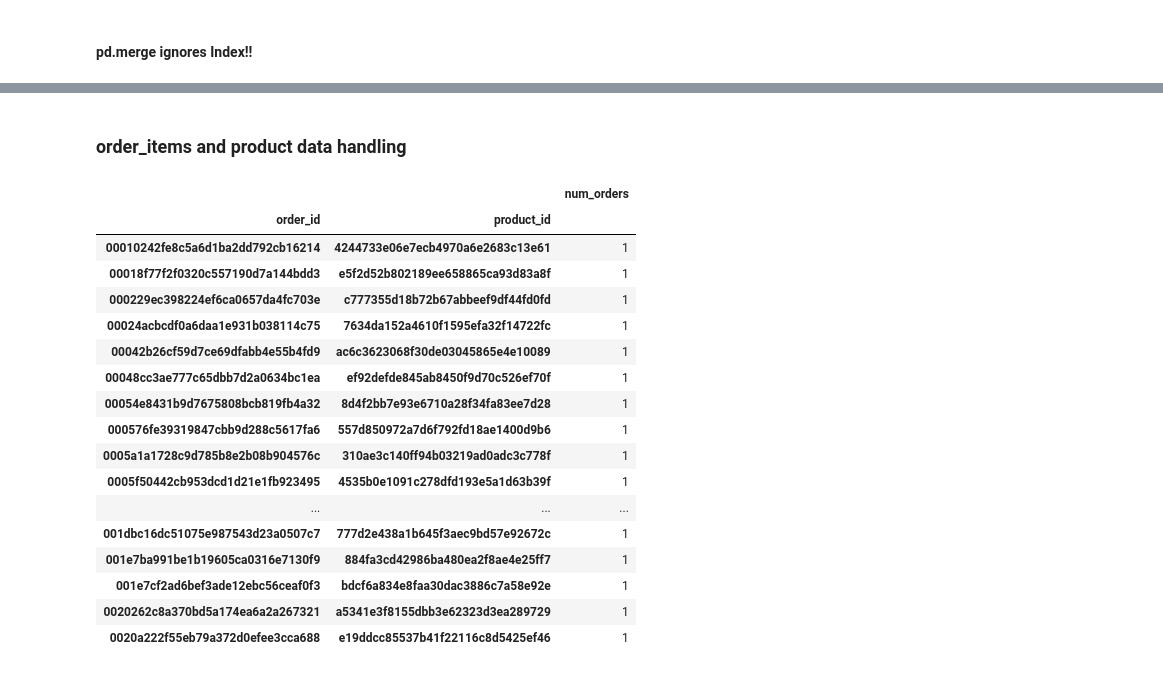
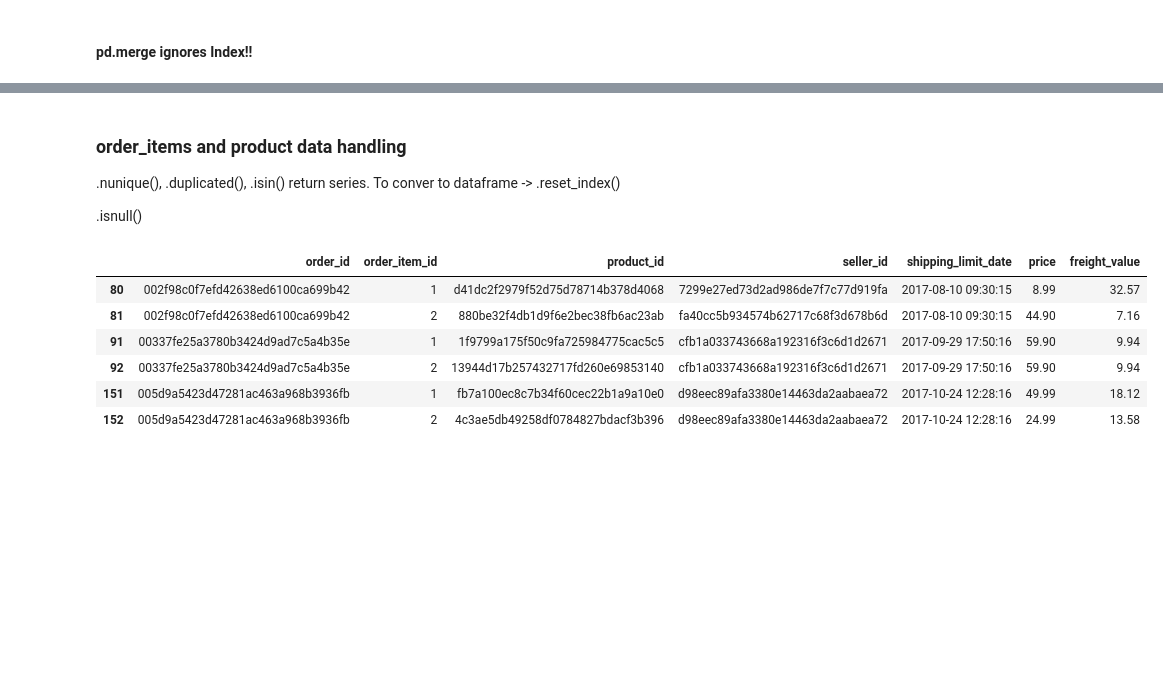
Before and after one commit to DDTcodes17/Olist_Segmentation_Churn_Prediction, a Jupyter notebook: notebook/EDA.ipynb, the cells around one changed output, grey strips where cells are left out. Saved outputs shown, nothing was run; the diff lists cells and outputs as text; code cells hidden in the pictures; blank space fills up the shorter version.

Commit message:
Data Preperation(product, order)

```diff
--- a/notebook/EDA.ipynb
+++ b/notebook/EDA.ipynb
@@ -71,25 +110,27 @@ master_customer_data.head()
 | 4 | 4f2d8ab171c80ec8364f7c12e35b23ad | 345ecd01c38d18a9036ed96c73b8d066 | 13056 | campinas | SP | 6b7d50bd145f6fc7f33cebabd7e49d0f | ... |
 # %% [markdown]
 ### order_items and product data handling
+
+.nunique(), .duplicated(), .isin() return series. To conver to dataframe -> .reset_index()
+
+.isnull()
 # %%
-olist_order_items[olist_order_items.duplicated(subset=["order_id"],keep=False)]
-olist_order_items.groupby(["order_id","product_id"]).agg(num_orders=("order_item_id","max")).head(50)
+olist_order_items[olist_order_items.duplicated(subset=["order_id"],keep=False)].head(10)
+olist_order_items[olist_order_items["order_item_id"]>20]
+olist_order_items[olist_order_items["order_id"]=="ffb9a9cd00c74c11c24aa30b3d78e03b"]
+# There are order_ids which have Different products!!!
+
+mixed_product_counts = olist_order_items.groupby('order_id')['product_id'].nunique()
+mixed_product_order_ids = mixed_product_counts[mixed_product_counts>1].index
+mixed_product_orders = olist_order_items[olist_order_items['order_id'].isin(mixed_product_order_ids)]
+mixed_product_orders.head(25)
+mixed_product_orders.sort_values(by=['order_id', 'order_item_id']).head(6)
+# All different products in an order!!
 # %% [output]
-|  |  | num_orders |
-| order_id | product_id |  |
-| 00010242fe8c5a6d1ba2dd792cb16214 | 4244733e06e7ecb4970a6e2683c13e61 | 1 |
-| 00018f77f2f0320c557190d7a144bdd3 | e5f2d52b802189ee658865ca93d83a8f | 1 |
-| 000229ec398224ef6ca0657da4fc703e | c777355d18b72b67abbeef9df44fd0fd | 1 |
-| 00024acbcdf0a6daa1e931b038114c75 | 7634da152a4610f1595efa32f14722fc | 1 |
-| 00042b26cf59d7ce69dfabb4e55b4fd9 | ac6c3623068f30de03045865e4e10089 | 1 |
-| 00048cc3ae777c65dbb7d2a0634bc1ea | ef92defde845ab8450f9d70c526ef70f | 1 |
-| 00054e8431b9d7675808bcb819fb4a32 | 8d4f2bb7e93e6710a28f34fa83ee7d28 | 1 |
-| 000576fe39319847cbb9d288c5617fa6 | 557d850972a7d6f792fd18ae1400d9b6 | 1 |
-| 0005a1a1728c9d785b8e2b08b904576c | 310ae3c140ff94b03219ad0adc3c778f | 1 |
-| 0005f50442cb953dcd1d21e1fb923495 | 4535b0e1091c278dfd193e5a1d63b39f | 1 |
-| ... | ... | ... |
-| 001dbc16dc51075e987543d23a0507c7 | 777d2e438a1b645f3aec9bd57e92672c | 1 |
-| 001e7ba991be1b19605ca0316e7130f9 | 884fa3cd42986ba480ea2f8ae4e25ff7 | 1 |
-| 001e7cf2ad6bef3ade12ebc56ceaf0f3 | bdcf6a834e8faa30dac3886c7a58e92e | 1 |
-| 0020262c8a370bd5a174ea6a2a267321 | a5341e3f8155dbb3e62323d3ea289729 | 1 |
-| 0020a222f55eb79a372d0efee3cca688 | e19ddcc85537b41f22116c8d5425ef46 | 1 |
+|  | order_id | order_item_id | product_id | seller_id | shipping_limit_date | price | freight_value |
+| 80 | 002f98c0f7efd42638ed6100ca699b42 | 1 | d41dc2f2979f52d75d78714b378d4068 | 7299e27ed73d2ad986de7f7c77d919fa | 2017-08-10 09:30:15 | 8.99 | 32.57 |
+| 81 | 002f98c0f7efd42638ed6100ca699b42 | 2 | 880be32f4db1d9f6e2bec38fb6ac23ab | fa40cc5b934574b62717c68f3d678b6d | 2017-08-10 09:30:15 | 44.90 | 7.16 |
+| 91 | 00337fe25a3780b3424d9ad7c5a4b35e | 1 | 1f9799a175f50c9fa725984775cac5c5 | cfb1a033743668a192316f3c6d1d2671 | 2017-09-29 17:50:16 | 59.90 | 9.94 |
+| 92 | 00337fe25a3780b3424d9ad7c5a4b35e | 2 | 13944d17b257432717fd260e69853140 | cfb1a033743668a192316f3c6d1d2671 | 2017-09-29 17:50:16 | 59.90 | 9.94 |
+| 151 | 005d9a5423d47281ac463a968b3936fb | 1 | fb7a100ec8c7b34f60cec22b1a9a10e0 | d98eec89afa3380e14463da2aabaea72 | 2017-10-24 12:28:16 | 49.99 | 18.12 |
+| 152 | 005d9a5423d47281ac463a968b3936fb | 2 | 4c3ae5db49258df0784827bdacf3b396 | d98eec89afa3380e14463da2aabaea72 | 2017-10-24 12:28:16 | 24.99 | 13.58 |
```
Also changed, not shown: parts of 6 cells of this notebook.
